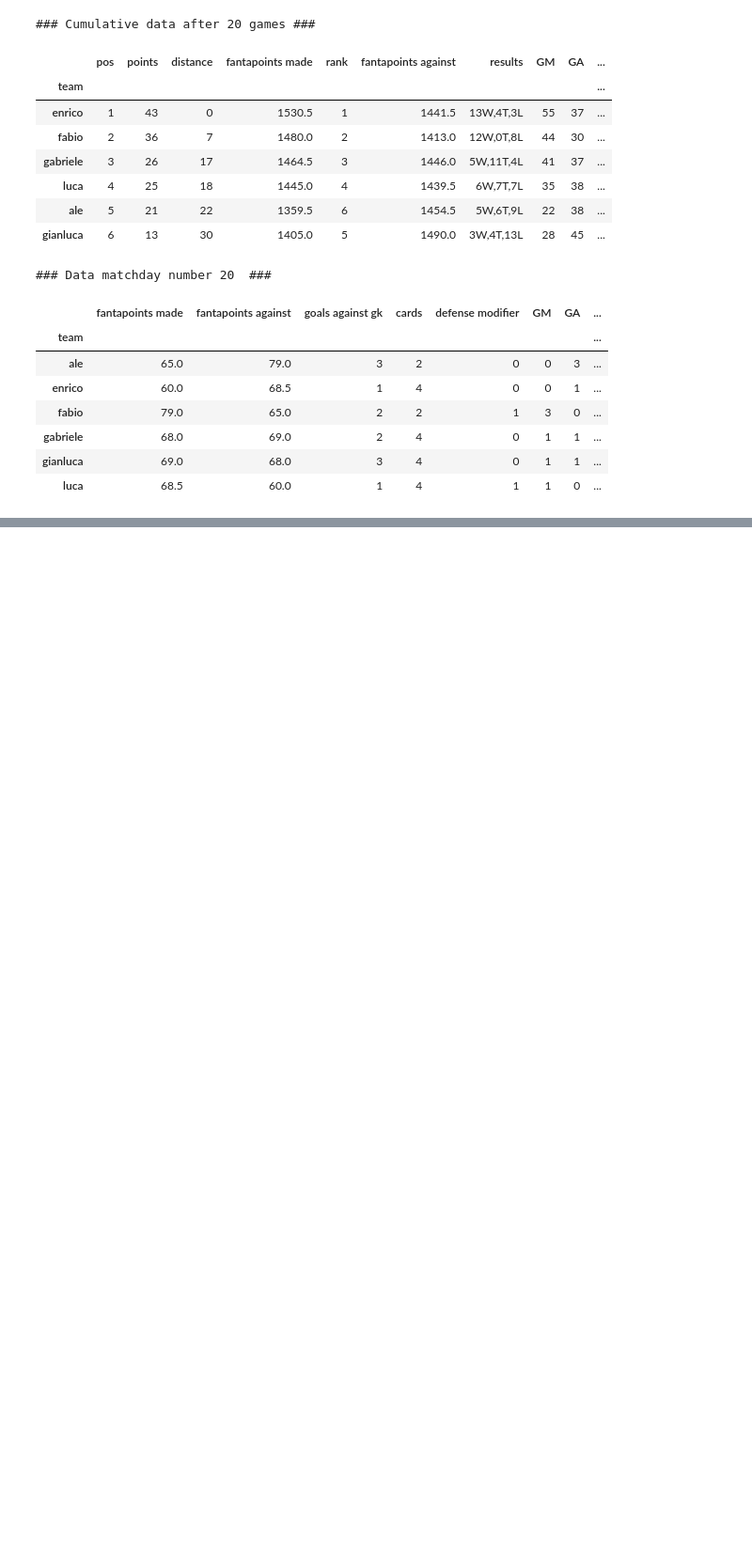
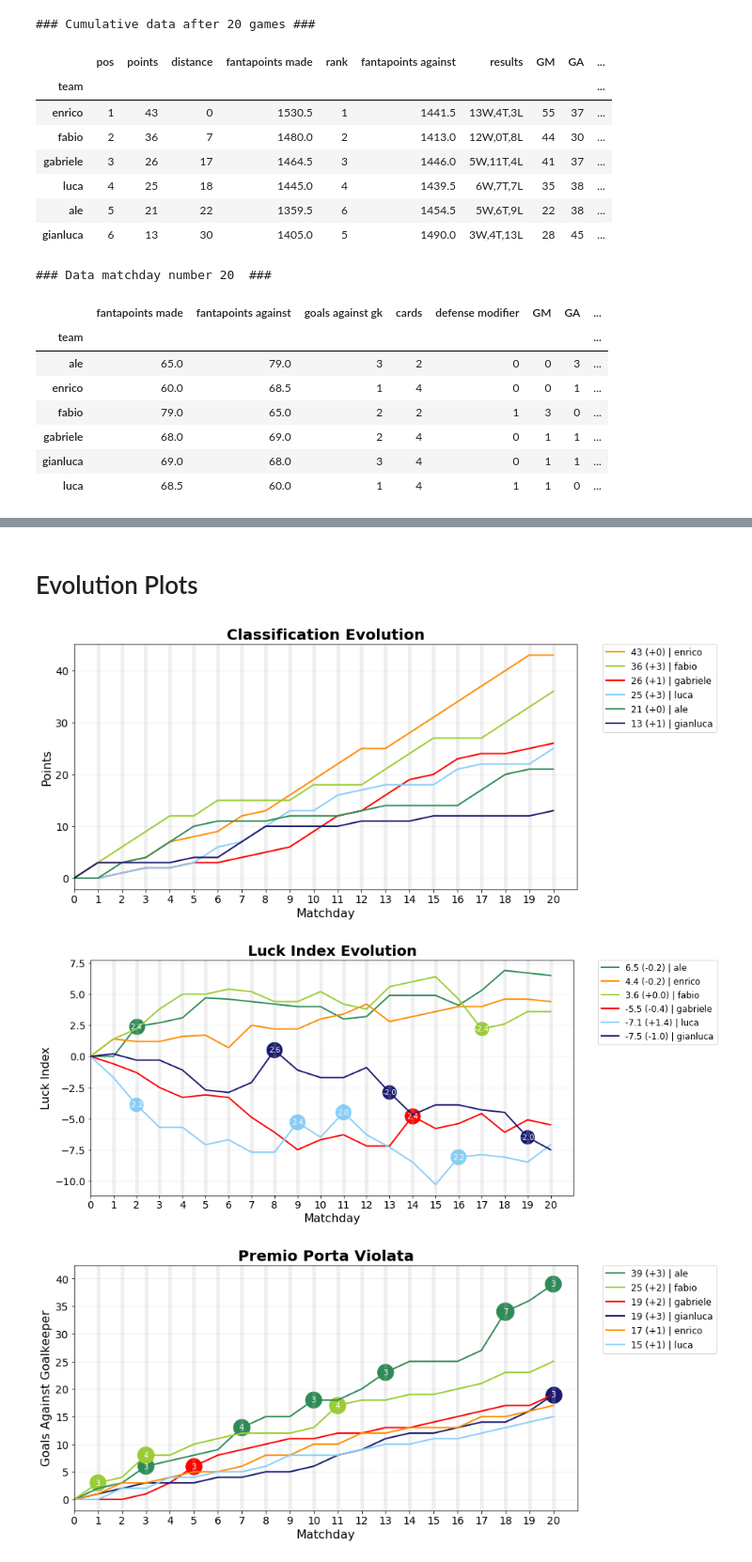
Before and after one commit to matluca/Fantastats, a Jupyter notebook: Fantastats1920.ipynb, the cells around one changed output, grey strips where cells are left out. Shown at 94% size. Cells and saved outputs as stored; diff of their text form; code cells hidden in the pictures; blank space fills up the shorter version.

```diff
--- a/Fantastats1920.ipynb
+++ b/Fantastats1920.ipynb
@@ -524,0 +385,15 @@ display(df_last_day)
+# %% [markdown]
+# Evolution Plots
+# %%
+fanta.evo_plot(games, df_final, par='points', title='Classification Evolution', ylabel='Points', threshold=4)
+fanta.evo_plot(games, df_final, par='Luck Index', title='Luck Index Evolution', ylabel='Luck Index', threshold=1.9)
+fanta.evo_plot(games, df_final,
+               par='goals against gk', title='Premio Porta Violata', ylabel='Goals Against Goalkeeper', threshold=2)
+fanta.evo_plot(games, df_final,
+               par='cards', title='Premio Cartellino Facile', ylabel='Cards', threshold=3)
+fanta.evo_plot(games, df_final,
+               par='defense modifier', title='Premio Catenaccio', ylabel='Defense Modifier', threshold=2)
+# %% [output]
+[figure, added]
+[figure, added]
+[figure, added]
```
Also changed, not shown: parts of 30 cells of this notebook, 3 other files.
